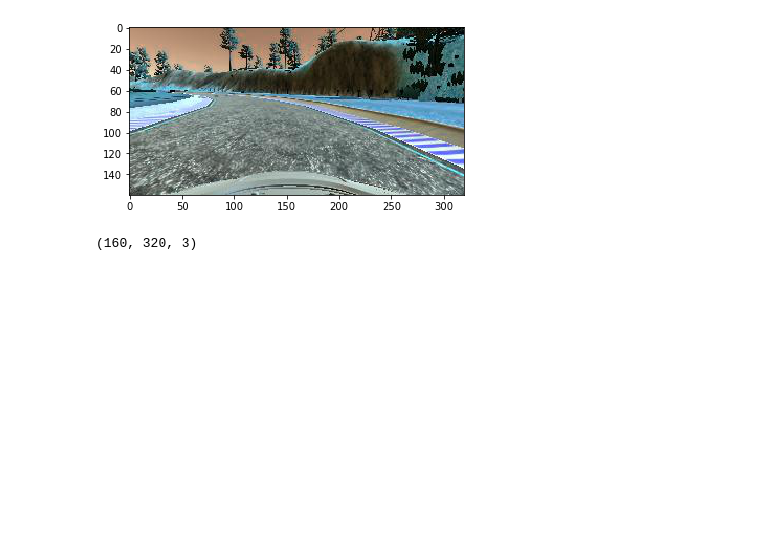
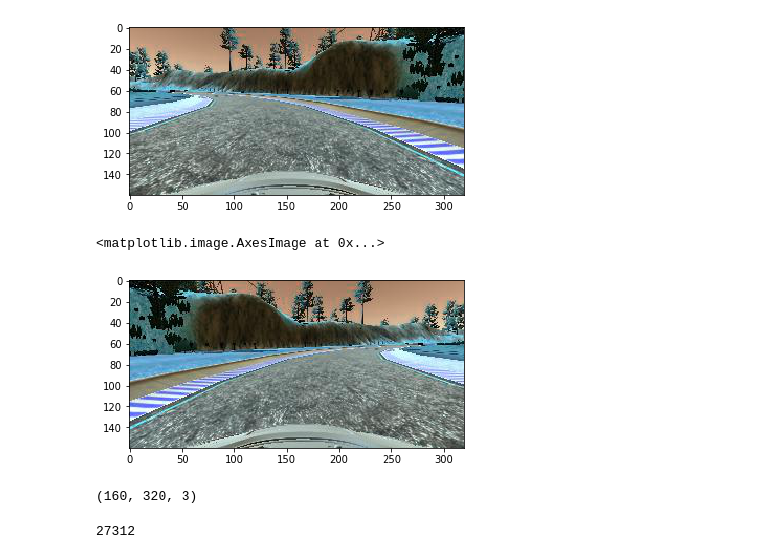
Before and after one commit to rajkuma2011/CarND-Behavioral-Cloning-P3, a Jupyter notebook: BehaviorCloning.ipynb, the cells around one changed output. Drawn from its saved outputs; the diff is of its cells as text; code cells hidden in the pictures; blank space fills up the shorter version.

```diff
--- a/BehaviorCloning.ipynb
+++ b/BehaviorCloning.ipynb
@@ -20,13 +20,29 @@ with open('driving_log.csv') as csvfile:
     reader = csv.reader(csvfile)
     for line in reader:
         lines.append(line)
-# %%
-center_images = []
-steering = []
-for line in lines:
-    image_file = line[0]
-    center_images.append(cv.imread(image_file))
-    steering.append(float(line[3]))
+# %%
+center_images = []
+steering = []
+for line in lines:
+    correction = 0.2
+    image_file = line[0]
+    center_image = cv.imread(line[0])
+    left_image = cv.imread(line[1])
+    right_image = cv.imread(line[2])
+    steering_center = float(line[3])
+    center_images.append(center_image)
+    center_images.append(left_image)
+    center_images.append(right_image)
+    steering.append(steering_center)
+    steering.append(steering_center - correction)
+    steering.append(steering_center + correction)
+# %%
+original_training_image = len(center_images)
+# %%
+#augmenting the training data by fliping images and their measurement
+for i in range(original_training_image):
+    center_images.append(np.fliplr(center_images[i]))
+    steering.append(-steering[i])
 # %%
 center_images = np.array(center_images)
 steering = np.array(steering)
@@ -35,10 +51,19 @@ plt.imshow(center_images[0])
 # %% [output]
 <matplotlib.image.AxesImage at 0x...>
 [figure]
+# %%
+plt.imshow(np.fliplr(center_images[0]))
+# %% [output]
+<matplotlib.image.AxesImage at 0x...>
+[figure, added]
 # %%
 center_images[0].shape
 # %% [output]
 (160, 320, 3)
+# %%
+len(center_images)
+# %% [output]
+27312
 # %%
 def convert_RGB_to_GRAY(image):
     rgb_img = cv.cvtColor(image, cv.COLOR_RGB2GRAY)
```
Also changed, not shown: parts of 7 cells of this notebook.
